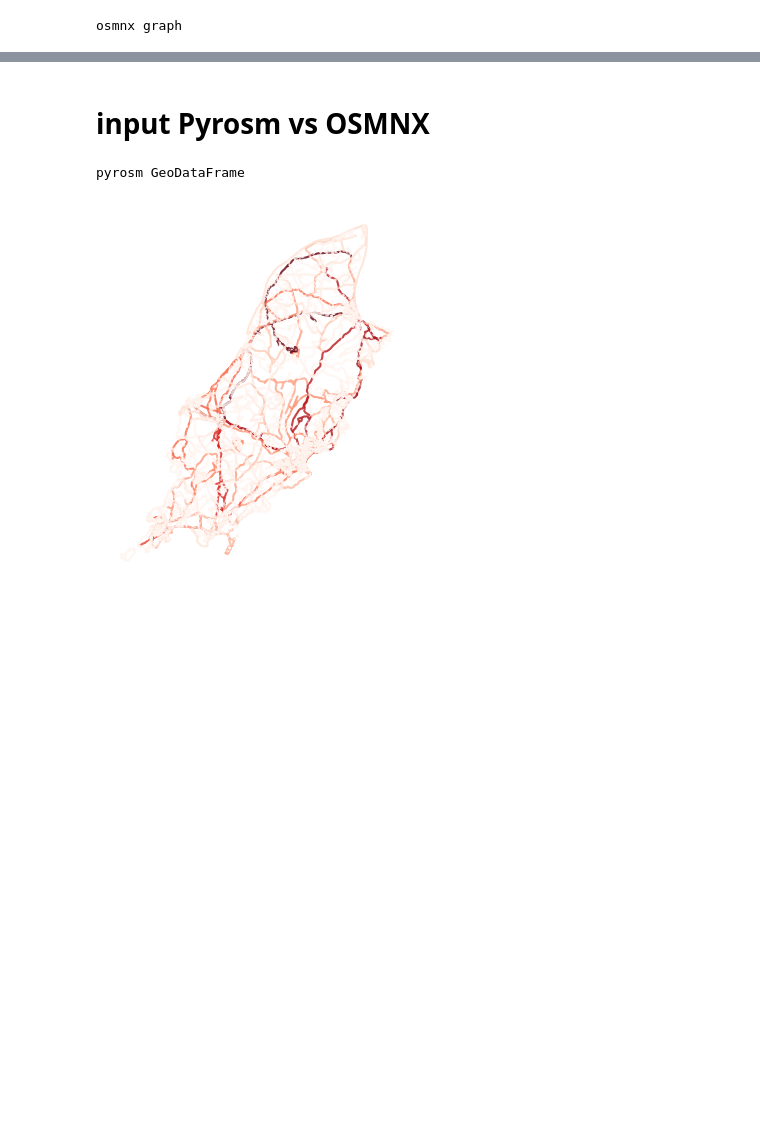
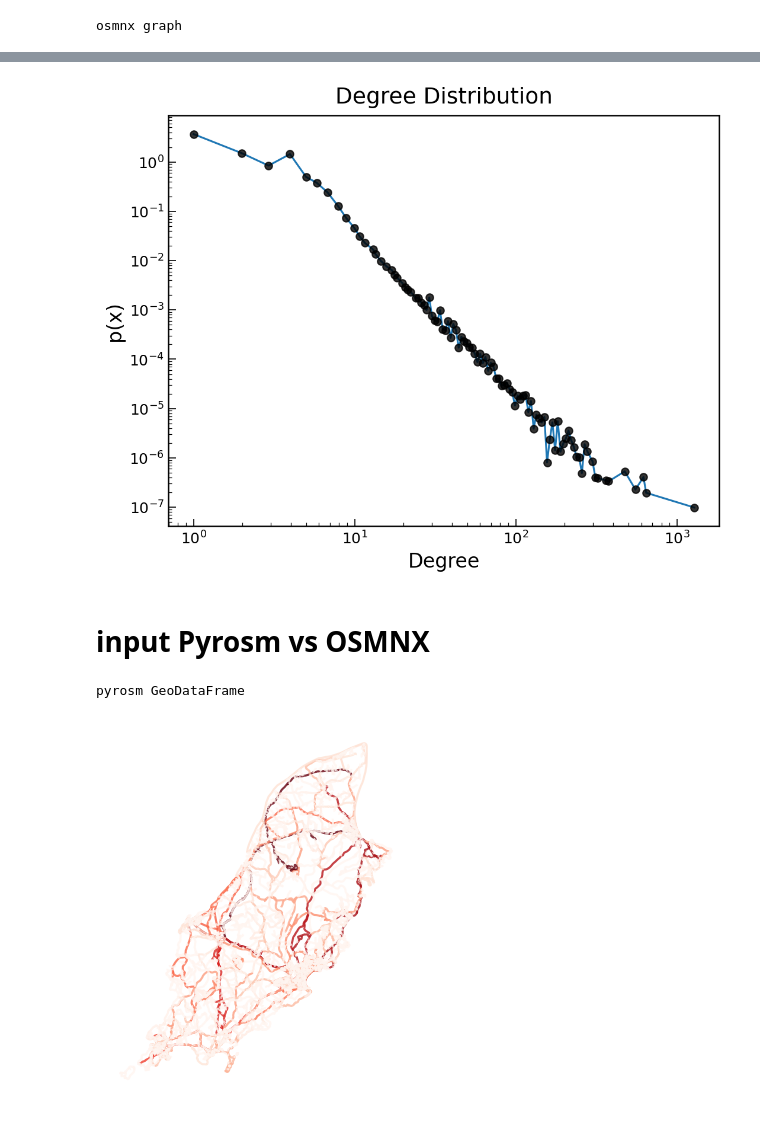
Before and after one commit to LassePSH/DualGraphDirCon, a Jupyter notebook: tests.ipynb, the cells around one changed output, grey strips where cells are left out. Cells and saved outputs as stored; diff of their text form; code cells hidden in the pictures; blank space fills up the shorter version.

```diff
--- a/tests.ipynb
+++ b/tests.ipynb
@@ -61,5 +65,20 @@ plt.show()
 # %%
-gdf_merged[]
+fig, ax = plt.subplots(figsize=(8, 6))
+degree_obs_val = gdf_merged['degree'].values
+y, x = np.histogram(degree_obs_val, bins=np.logspace(0, np.log10(degree_obs_val.max()), len(np.unique(degree_obs_val))), density=True)
+x = x[:-1]
+x_nn = x[y != 0][:-1]
+y_nn = y[y != 0][:-1]
+ax.scatter(x_nn, y_nn, alpha=0.8, zorder=3, color='k')
+ax.plot(x_nn, y_nn, alpha=1, zorder=2)
+ax.set_ylabel('p(x)')
+ax.set_xlabel('Degree')
+ax.set_xscale('log')
+ax.set_yscale('log')
+ax.set_title("Degree Distribution")
+plt.show()
+# %% [output]
+[figure, added]
 # %% [markdown]
 # input Pyrosm vs OSMNX
 # %%
```
Also changed, not shown: parts of 21 cells of this notebook, 6 other files.
